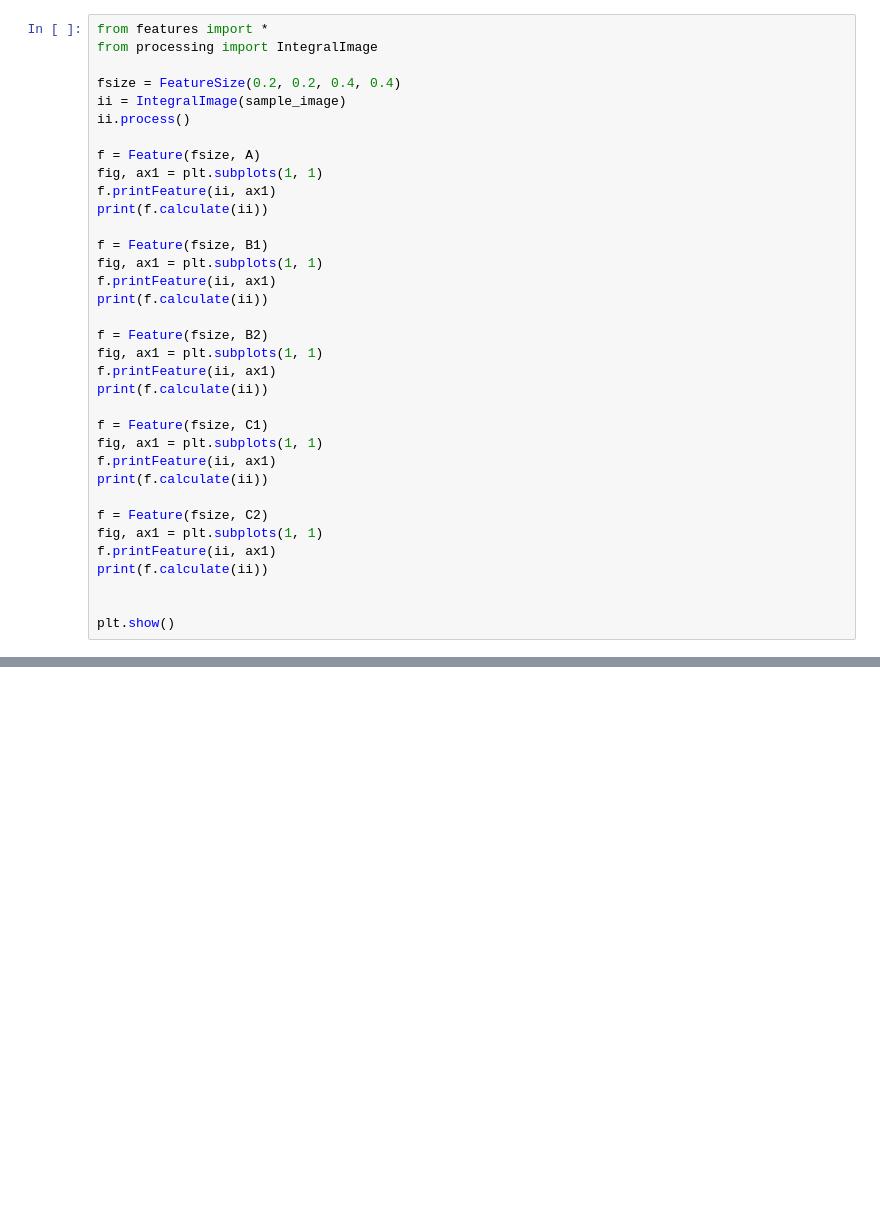
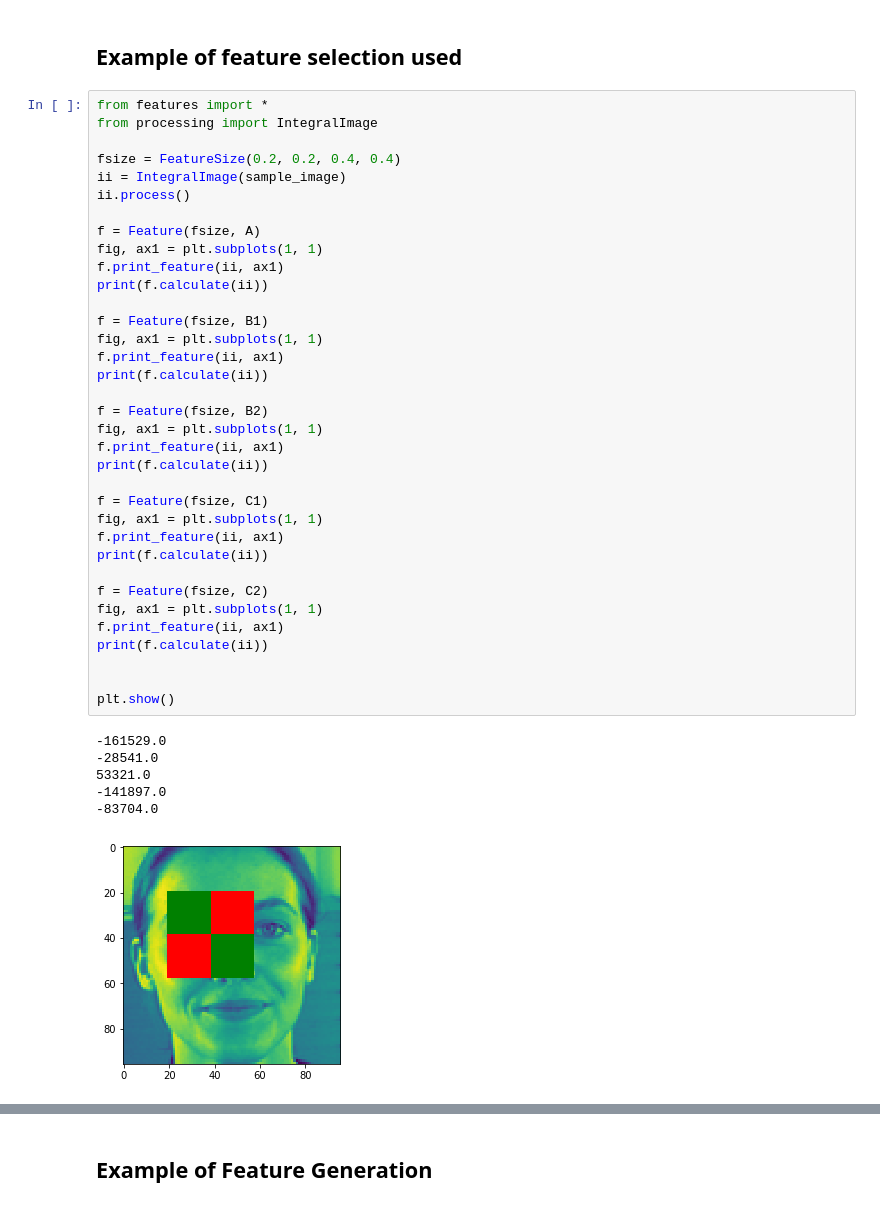
Before and after one commit to JonasRSV/HAR-Plus-Bayesian-Face-Recognition, a Jupyter notebook: Demo.ipynb, the cells around one changed output, grey strips where cells are left out. Saved outputs shown, nothing was run; the diff lists cells and outputs as text; blank space fills up the shorter version.

```diff
--- a/Demo.ipynb
+++ b/Demo.ipynb
@@ -60,36 +47,45 @@ print(classifier.predict(into_linear_featuresv[0]))
 0
+# %% [markdown]
+## Example of feature selection used
 # %%
 from features import *
 from processing import IntegralImage
 
 fsize = FeatureSize(0.2, 0.2, 0.4, 0.4)
 ii = IntegralImage(sample_image)
 ii.process()
 
 f = Feature(fsize, A)
 fig, ax1 = plt.subplots(1, 1)
-f.printFeature(ii, ax1)
+f.print_feature(ii, ax1)
 print(f.calculate(ii))
 
 f = Feature(fsize, B1)
 fig, ax1 = plt.subplots(1, 1)
-f.printFeature(ii, ax1)
+f.print_feature(ii, ax1)
 print(f.calculate(ii))
 
 f = Feature(fsize, B2)
 fig, ax1 = plt.subplots(1, 1)
-f.printFeature(ii, ax1)
+f.print_feature(ii, ax1)
 print(f.calculate(ii))
 
 f = Feature(fsize, C1)
 fig, ax1 = plt.subplots(1, 1)
-f.printFeature(ii, ax1)
+f.print_feature(ii, ax1)
 print(f.calculate(ii))
 
 f = Feature(fsize, C2)
 fig, ax1 = plt.subplots(1, 1)
-f.printFeature(ii, ax1)
+f.print_feature(ii, ax1)
 print(f.calculate(ii))
 
 
 plt.show()
+# %% [output]
+-161529.0
+-28541.0
+53321.0
+-141897.0
+-83704.0
+[figure, added]
@@ -96,3 +96,5 @@ plt.show()
+# %% [markdown]
+## Example of Feature Generation
 # %%
 from features import *
 count = 0
```
Also changed, not shown: parts of 7 cells of this notebook, 1 other file.
